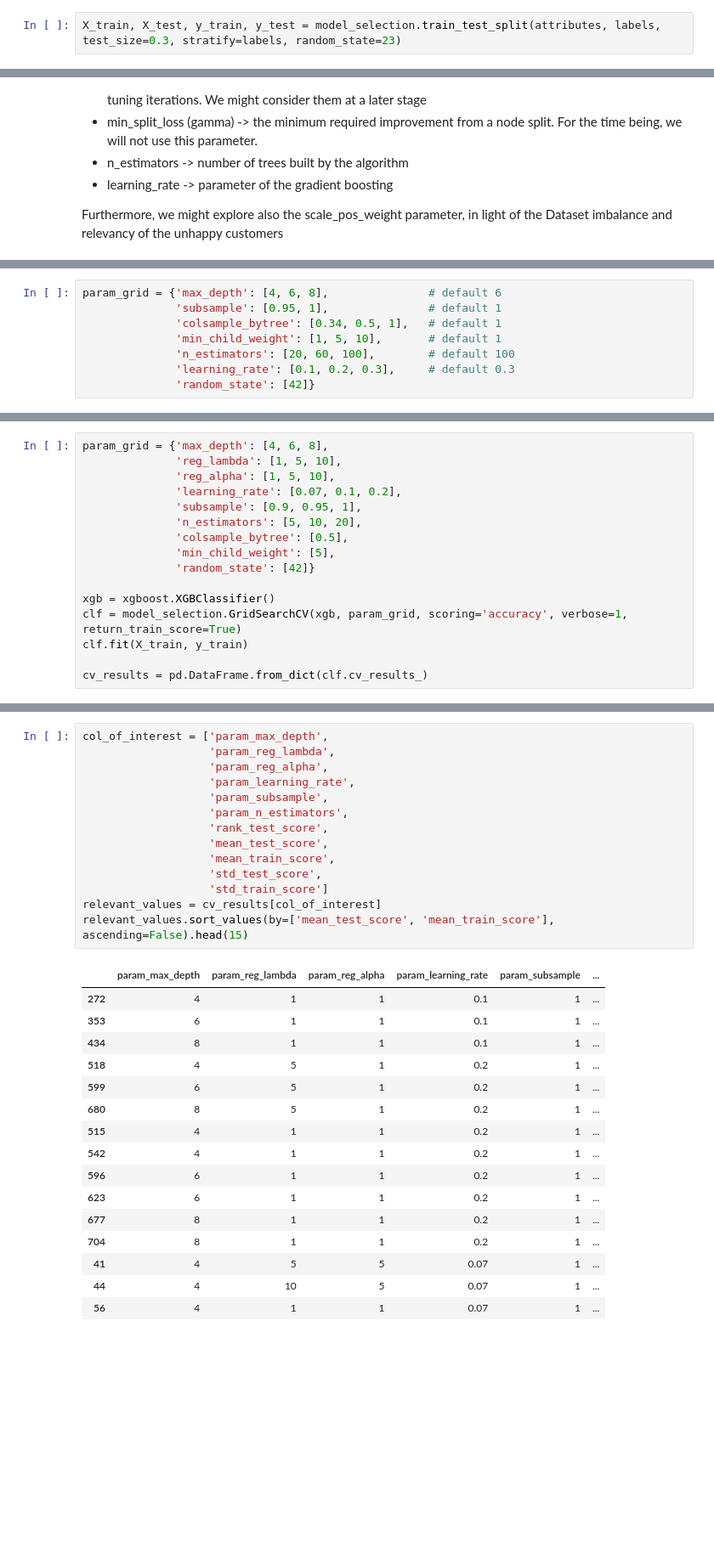
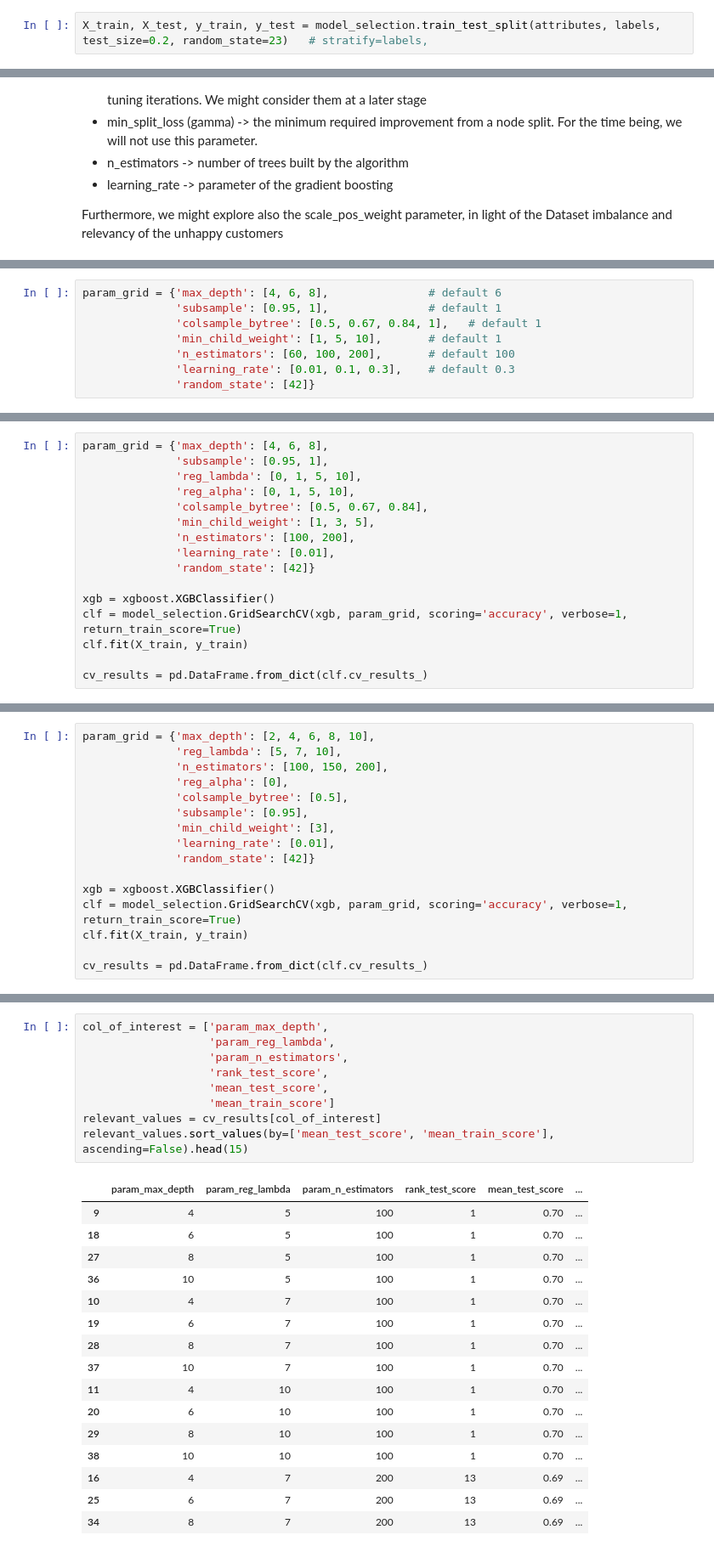
Before and after one commit to Ilvecho/Happy-Customers, a Jupyter notebook: Notebook_for_dev.ipynb, the cells around one changed output, grey strips where cells are left out. Shown at 85% size. Drawn from its saved outputs; the diff is of its cells as text; blank space fills up the shorter version.

```diff
--- a/Notebook_for_dev.ipynb
+++ b/Notebook_for_dev.ipynb
@@ -277,7 +320,7 @@ import sklearn
 from sklearn import model_selection
 from sklearn import metrics
 # %%
-X_train, X_test, y_train, y_test = model_selection.train_test_split(attributes, labels, test_size=0.3, stratify=labels, random_state=23)
+X_train, X_test, y_train, y_test = model_selection.train_test_split(attributes, labels, test_size=0.2, random_state=23)   # stratify=labels,
 # %%
 print('Dataset balance: ', labels.sum() / labels.shape[0])
 print('Training set balance: ', y_train.sum() / y_train.shape[0])
@@ -526,10 +582,10 @@ Furthermore, we might explore also the scale_pos_weight parameter, in light of t
 # %%
 param_grid = {'max_depth': [4, 6, 8],               # default 6
               'subsample': [0.95, 1],               # default 1
-              'colsample_bytree': [0.34, 0.5, 1],   # default 1
+              'colsample_bytree': [0.5, 0.67, 0.84, 1],   # default 1
               'min_child_weight': [1, 5, 10],       # default 1
-              'n_estimators': [20, 60, 100],        # default 100
-              'learning_rate': [0.1, 0.2, 0.3],     # default 0.3
+              'n_estimators': [60, 100, 200],       # default 100
+              'learning_rate': [0.01, 0.1, 0.3],    # default 0.3
               'random_state': [42]}
 # %%
 xgb = xgboost.XGBClassifier()
@@ -583,12 +637,12 @@ At this round of tuning, we are going to add also the regularization parameters
 # %%
 param_grid = {'max_depth': [4, 6, 8],
-              'reg_lambda': [1, 5, 10],
-              'reg_alpha': [1, 5, 10],
-              'learning_rate': [0.07, 0.1, 0.2],
-              'subsample': [0.9, 0.95, 1],
-              'n_estimators': [5, 10, 20],
-              'colsample_bytree': [0.5],
-              'min_child_weight': [5],
+              'subsample': [0.95, 1],
+              'reg_lambda': [0, 1, 5, 10],
+              'reg_alpha': [0, 1, 5, 10],
+              'colsample_bytree': [0.5, 0.67, 0.84],
+              'min_child_weight': [1, 3, 5],
+              'n_estimators': [100, 200],
+              'learning_rate': [0.01],
               'random_state': [42]}
 
 xgb = xgboost.XGBClassifier()
@@ -600,0 +695,16 @@ Fitting 5 folds for each of 729 candidates, totalling 3645 fits
+# %%
+param_grid = {'max_depth': [2, 4, 6, 8, 10],
+              'reg_lambda': [5, 7, 10],
+              'n_estimators': [100, 150, 200],
+              'reg_alpha': [0],
+              'colsample_bytree': [0.5],
+              'subsample': [0.95],
+              'min_child_weight': [3],
+              'learning_rate': [0.01],
+              'random_state': [42]}
+
+xgb = xgboost.XGBClassifier()
+clf = model_selection.GridSearchCV(xgb, param_grid, scoring='accuracy', verbose=1, return_train_score=True)
+clf.fit(X_train, y_train)
+
+cv_results = pd.DataFrame.from_dict(clf.cv_results_)
@@ -601,31 +713,26 @@ Fitting 5 folds for each of 729 candidates, totalling 3645 fits
 # %%
 col_of_interest = ['param_max_depth',
                    'param_reg_lambda',
-                   'param_reg_alpha',
-                   'param_learning_rate',
-                   'param_subsample',
                    'param_n_estimators',
                    'rank_test_score',
                    'mean_test_score',
-                   'mean_train_score',
-                   'std_test_score',
-                   'std_train_score']
+                   'mean_train_score']
 relevant_values = cv_results[col_of_interest]
 relevant_values.sort_values(by=['mean_test_score', 'mean_train_score'], ascending=False).head(15)
 # %% [output]
-|  | param_max_depth | param_reg_lambda | param_reg_alpha | param_learning_rate | param_subsample | ... |
-| 272 | 4 | 1 | 1 | 0.1 | 1 | ... |
-| 353 | 6 | 1 | 1 | 0.1 | 1 | ... |
-| 434 | 8 | 1 | 1 | 0.1 | 1 | ... |
-| 518 | 4 | 5 | 1 | 0.2 | 1 | ... |
-| 599 | 6 | 5 | 1 | 0.2 | 1 | ... |
-| 680 | 8 | 5 | 1 | 0.2 | 1 | ... |
-| 515 | 4 | 1 | 1 | 0.2 | 1 | ... |
-| 542 | 4 | 1 | 1 | 0.2 | 1 | ... |
-| 596 | 6 | 1 | 1 | 0.2 | 1 | ... |
-| 623 | 6 | 1 | 1 | 0.2 | 1 | ... |
-| 677 | 8 | 1 | 1 | 0.2 | 1 | ... |
-| 704 | 8 | 1 | 1 | 0.2 | 1 | ... |
-| 41 | 4 | 5 | 5 | 0.07 | 1 | ... |
-| 44 | 4 | 10 | 5 | 0.07 | 1 | ... |
-| 56 | 4 | 1 | 1 | 0.07 | 1 | ... |
+|  | param_max_depth | param_reg_lambda | param_n_estimators | rank_test_score | mean_test_score | ... |
+| 9 | 4 | 5 | 100 | 1 | 0.70 | ... |
+| 18 | 6 | 5 | 100 | 1 | 0.70 | ... |
+| 27 | 8 | 5 | 100 | 1 | 0.70 | ... |
+| 36 | 10 | 5 | 100 | 1 | 0.70 | ... |
+| 10 | 4 | 7 | 100 | 1 | 0.70 | ... |
+| 19 | 6 | 7 | 100 | 1 | 0.70 | ... |
+| 28 | 8 | 7 | 100 | 1 | 0.70 | ... |
+| 37 | 10 | 7 | 100 | 1 | 0.70 | ... |
+| 11 | 4 | 10 | 100 | 1 | 0.70 | ... |
+| 20 | 6 | 10 | 100 | 1 | 0.70 | ... |
+| 29 | 8 | 10 | 100 | 1 | 0.70 | ... |
+| 38 | 10 | 10 | 100 | 1 | 0.70 | ... |
+| 16 | 4 | 7 | 200 | 13 | 0.69 | ... |
+| 25 | 6 | 7 | 200 | 13 | 0.69 | ... |
+| 34 | 8 | 7 | 200 | 13 | 0.69 | ... |
```
Also changed, not shown: parts of 48 cells of this notebook.
